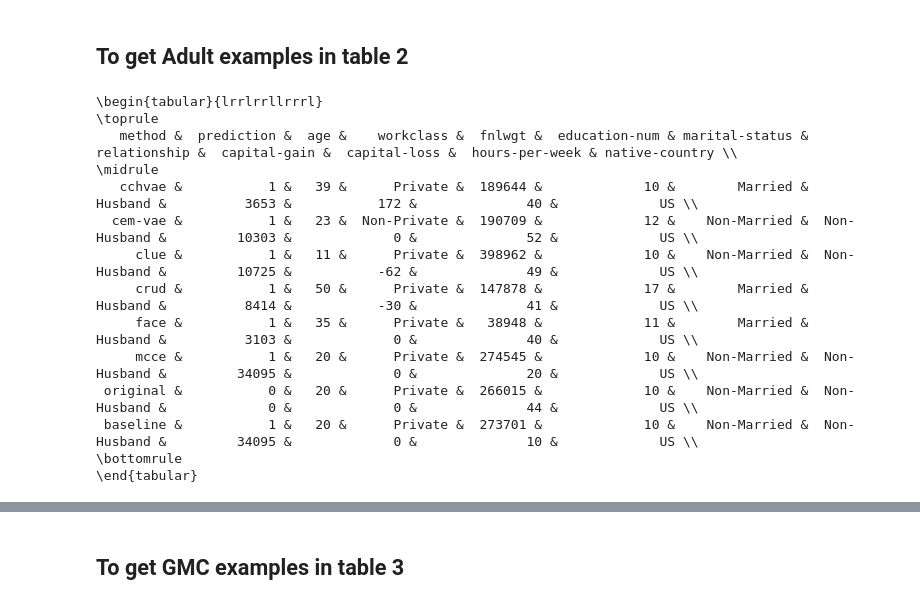
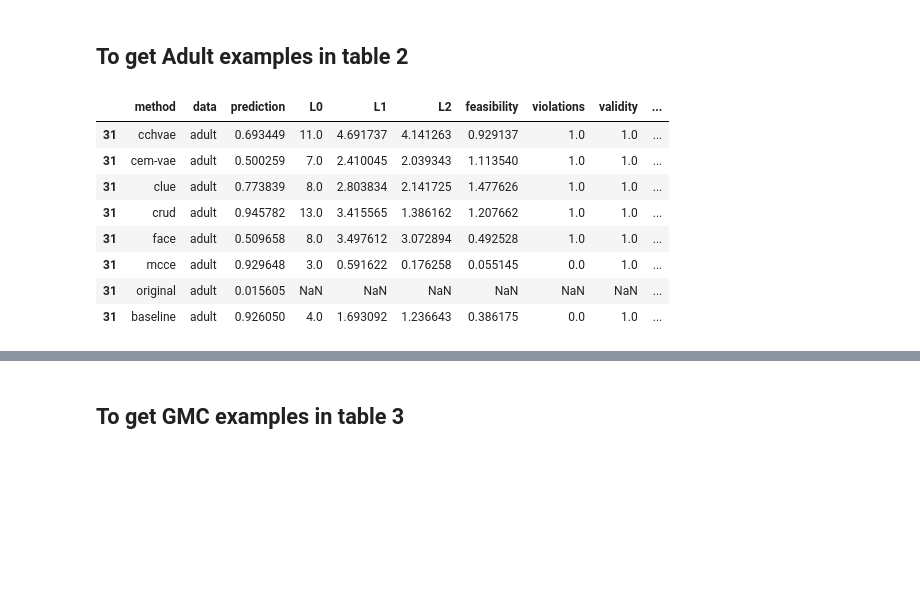
Before and after one commit to NorskRegnesentral/mccepy, a Jupyter notebook: generate_carla_results_with_new_carla.ipynb, the cells around one changed output, grey strips where cells are left out. Saved outputs shown, nothing was run; the diff lists cells and outputs as text; code cells hidden in the pictures; blank space fills up the shorter version.

```diff
--- a/generate_carla_results_with_new_carla.ipynb
+++ b/generate_carla_results_with_new_carla.ipynb
@@ -470,33 +414,24 @@ print(to_write.to_latex(index=False, float_format="%.2f", ))
 # %%
 import pandas as pd
 
 temp = pd.read_csv("Final_results/adult_results_mcce_and_carla_K_10000_n_100.csv", index_col=0)
 
-cols = ['Method', 'Pred', 'Age', 'Work Class', 'FNLWGT', 'Educat.', 'Mar. Stat.', 'Relat.', 'Cap. Gain', 'Cap. Loss', 'Hr.', 'Co.']
+# cols = ['Method', 'Pred', 'Age', 'Work Class', 'FNLWGT', 'Educat.', 'Mar. Stat.', 'Relat.', 'Cap. Gain', 'Cap. Loss', 'Hr.', 'Co.']
 
-cols = ['method', 'prediction', 'age', 'workclass', 'fnlwgt', 'education-num', 'marital-status', 'relationship', 'capital-gain', 'capital-loss', 'hours-per-week', 'native-country']
+# cols = ['method', 'prediction', 'age', 'workclass', 'fnlwgt', 'education-num', 'marital-status', 'relationship', 'capital-gain', 'capital-loss', 'hours-per-week', 'native-country']
 
-to_write = temp[cols].loc[31]
-to_write.columns = cols
+to_write = temp.loc[31]
+# to_write.columns = cols
 # to_write.sort_values(['Method'], inplace=True, ascending=False)
-
+pd.set_option('display.max_columns', None)
 to_write
-
-print(to_write.to_latex(index=False, float_format="%.0f", ))
-
-# print(to_write.Pred.to_latex(index=False, float_format="%.2f", ))
 # %% [output]
-\begin{tabular}{lrrlrrllrrrl}
-\toprule
-   method &  prediction &  age &    workclass &  fnlwgt &  education-num & marital-status & relationship &  capital-gain &  capital-loss &  hours-per-week & native-country \\
-\midrule
-   cchvae &           1 &   39 &      Private &  189644 &             10 &        Married &      Husband &          3653 &           172 &              40 &             US \\
-  cem-vae &           1 &   23 &  Non-Private &  190709 &             12 &    Non-Married &  Non-Husband &         10303 &             0 &              52 &             US \\
-     clue &           1 &   11 &      Private &  398962 &             10 &    Non-Married &  Non-Husband &         10725 &           -62 &              49 &             US \\
-     crud &           1 &   50 &      Private &  147878 &             17 &        Married &      Husband &          8414 &           -30 &              41 &             US \\
-     face &           1 &   35 &      Private &   38948 &             11 &        Married &      Husband &          3103 &             0 &              40 &             US \\
-     mcce &           1 &   20 &      Private &  274545 &             10 &    Non-Married &  Non-Husband &         34095 &             0 &              20 &             US \\
- original &           0 &   20 &      Private &  266015 &             10 &    Non-Married &  Non-Husband &             0 &             0 &              44 &             US \\
- baseline &           1 &   20 &      Private &  273701 &             10 &    Non-Married &  Non-Husband &         34095 &             0 &              10 &             US \\
-\bottomrule
-\end{tabular}
+|  | method | data | prediction | L0 | L1 | L2 | feasibility | violations | validity | ... |
+| 31 | cchvae | adult | 0.693449 | 11.0 | 4.691737 | 4.141263 | 0.929137 | 1.0 | 1.0 | ... |
+| 31 | cem-vae | adult | 0.500259 | 7.0 | 2.410045 | 2.039343 | 1.113540 | 1.0 | 1.0 | ... |
+| 31 | clue | adult | 0.773839 | 8.0 | 2.803834 | 2.141725 | 1.477626 | 1.0 | 1.0 | ... |
+| 31 | crud | adult | 0.945782 | 13.0 | 3.415565 | 1.386162 | 1.207662 | 1.0 | 1.0 | ... |
+| 31 | face | adult | 0.509658 | 8.0 | 3.497612 | 3.072894 | 0.492528 | 1.0 | 1.0 | ... |
+| 31 | mcce | adult | 0.929648 | 3.0 | 0.591622 | 0.176258 | 0.055145 | 0.0 | 1.0 | ... |
+| 31 | original | adult | 0.015605 | NaN | NaN | NaN | NaN | NaN | NaN | ... |
+| 31 | baseline | adult | 0.926050 | 4.0 | 1.693092 | 1.236643 | 0.386175 | 0.0 | 1.0 | ... |
```
Also changed, not shown: parts of 12 cells of this notebook, 5 other files.
